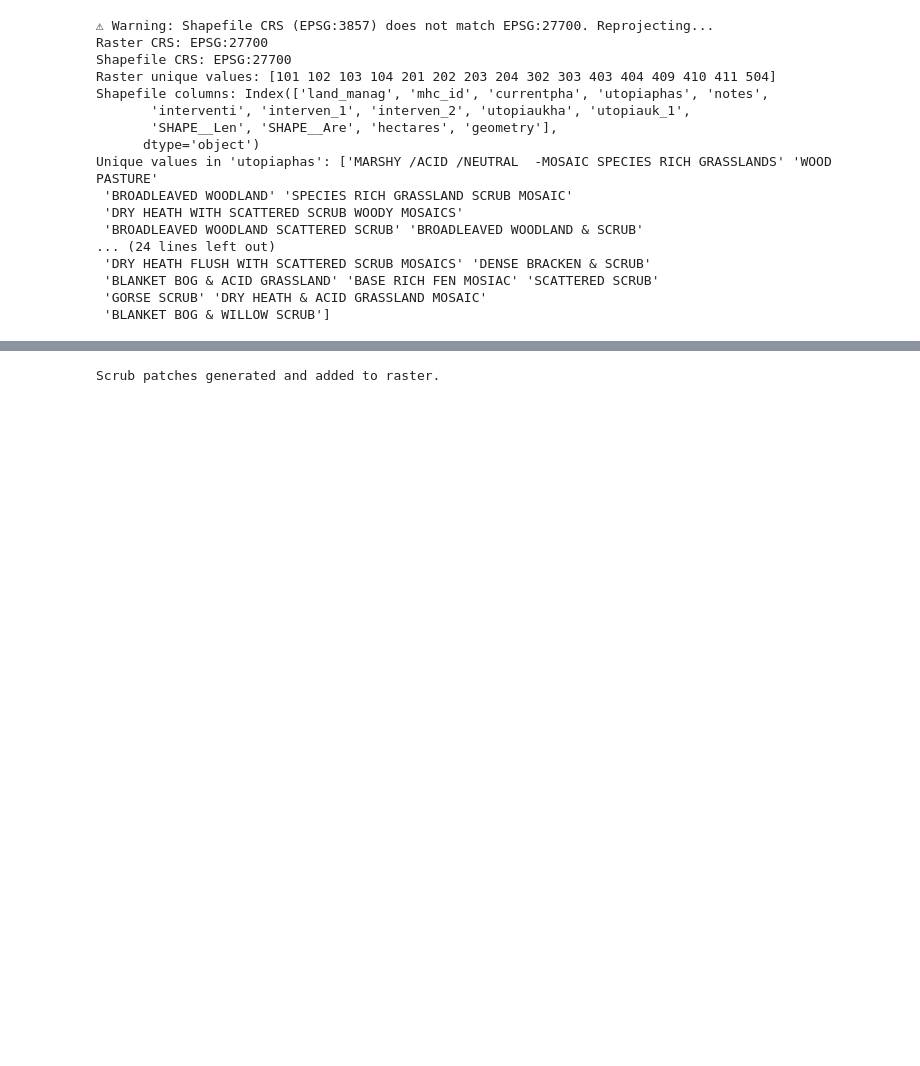
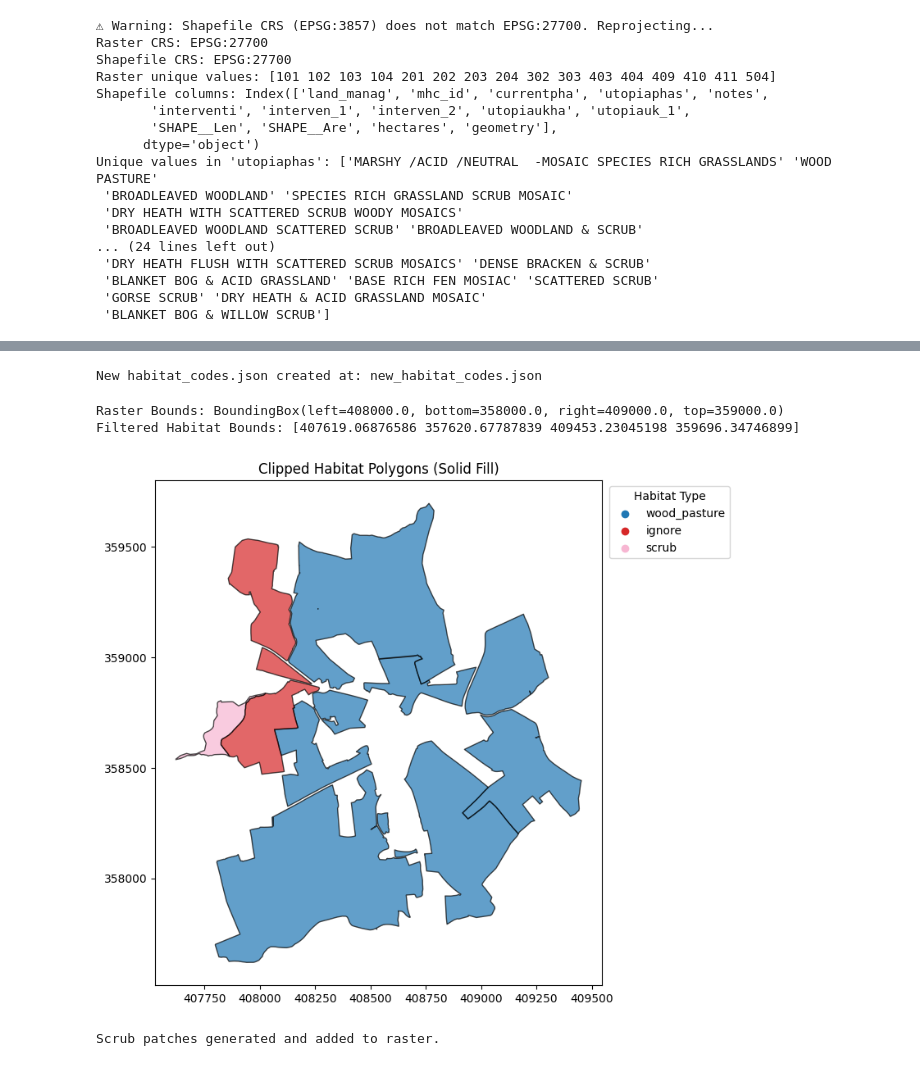
Before and after one commit to DGalexander/natural-capital, a Jupyter notebook: notebooks/habitat-classification.ipynb, the cells around one changed output, grey strips where cells are left out. Drawn from its saved outputs; the diff is of its cells as text; code cells hidden in the pictures; blank space fills up the shorter version.

```diff
--- a/notebooks/habitat-classification.ipynb
+++ b/notebooks/habitat-classification.ipynb
@@ -126,3 +75,63 @@ Filtered Habitat Bounds: [407619.06876586 357620.67787839 409453.23045198 359696
+# %%
+# Clean and standardize habitat names - this is a nightmare bad data management!!
+def clean_habitat_name(name):
+    name = str(name).strip().upper()
+    name = name.replace("MOSIAC", "MOSAIC")  # Fix typos
+    name = re.sub(r"\s{2,}", " ", name)  # Remove extra spaces
+    name = re.sub(r"\s*-\s*", "-", name)  # Standardize hyphens
+    name = re.sub(r"\s*/\s*", "/", name)  # Standardize slashes
+    return name
+
+# Extract unique cleaned habitat names
+unique_habitats = sorted(set(habitats["utopiaphas"].apply(clean_habitat_name)))
+
+# Create a default JSON dictionary structure
+new_habitat_dict = {hab: {"type": "ignore", "density": 0} for hab in unique_habitats}
+
+# Save to a new JSON file
+json_path = "new_habitat_codes.json"
+with open(json_path, "w") as json_file:
+    json.dump({"habitat_codes": new_habitat_dict}, json_file, indent=4)
+
+print(f"New habitat_codes.json created at: {json_path}")
+# %% [output]
+New habitat_codes.json created at: new_habitat_codes.json
+# %%
+from shapely.geometry import box
+
+# Create a bounding box from the raster bounds
+raster_bbox = box(*raster_bounds)
+
+# Clip the habitat polygons to exactly fit the raster extent
+habitats_filtered = habitats[habitats.intersects(raster_bbox)]
+
+# Debug: Check new bounds
+print(f"Raster Bounds: {raster_bounds}")
+print(f"Filtered Habitat Bounds: {habitats_filtered.total_bounds}")
+# %% [output]
+Raster Bounds: BoundingBox(left=408000.0, bottom=358000.0, right=409000.0, top=359000.0)
+Filtered Habitat Bounds: [407619.06876586 357620.67787839 409453.23045198 359696.34746899]
+# %%
+import matplotlib.pyplot as plt
+import matplotlib.colors as mcolors
+
+# Create a color map for habitat types
+unique_habitats = habitats_filtered["type"].unique()
+color_map = {hab: mcolors.to_hex(plt.cm.tab20(i / len(unique_habitats))) for i, hab in enumerate(unique_habitats)}
+
+# Plot the filtered habitat polygons with solid colors
+fig, ax = plt.subplots(figsize=(8, 8))
+habitats_filtered.plot(ax=ax, color=[color_map[hab] for hab in habitats_filtered["type"]], edgecolor="black", alpha=0.7)
+
+# Add legend
+for hab, color in color_map.items():
+    ax.scatter([], [], color=color, label=hab)
+
+ax.legend(title="Habitat Type", loc="upper right", bbox_to_anchor=(1.3, 1))
+ax.set_title("Clipped Habitat Polygons (Solid Fill)")
+plt.show()
+# %% [output]
+[figure, added]
 # %%
 # Generate scrub patches
 def generate_scrub_patches(polygon, density, patch_size_range=(5, 50)):
```
Also changed, not shown: parts of 2 cells of this notebook, 2 other files.
